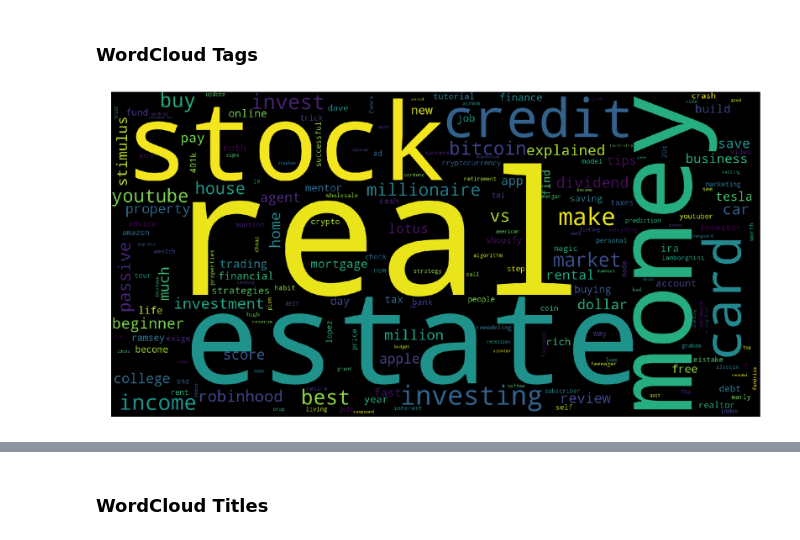
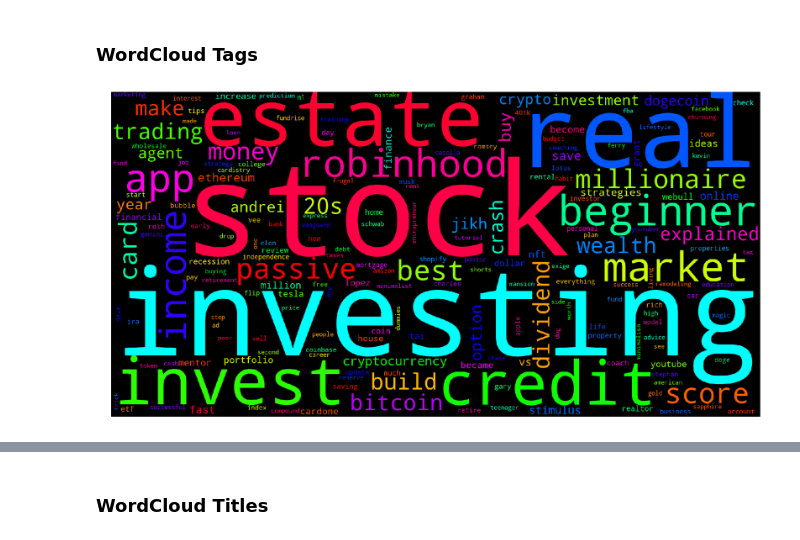
Before and after one commit to calbornozflores/spy-youtube, a Jupyter notebook: notebooks/05 - EDA Text Youtube Videos info.ipynb, the cells around one changed output, grey strips where cells are left out. Drawn from its saved outputs; the diff is of its cells as text; code cells hidden in the pictures.

```diff
--- a/notebooks/05 - EDA Text Youtube Videos info.ipynb
+++ b/notebooks/05 - EDA Text Youtube Videos info.ipynb
@@ -45,6 +51,7 @@ selected_vars = [
     "title",
     "description",
     "tags",
+    "channelTitle",
     "publishedAtDay",
     "publishedAtWeekday",
     "publishedAtHour"
@@ -64,8 +71,12 @@ videos_df.head()
-# %%
-tags_dict = set()
-for row in videos_df.tags.values:
-    tags_dict = tags_dict.union(set(row))
-tags_list = list(tags_dict)
+# %%
+tags_list_tmp = []
+tags_list = []
+for row in videos_df.tags.values:
+    tags_list_tmp = tags_list_tmp + row
+tags_list_tmp = [ph.split(" ") for ph in tags_list_tmp]
+for ll in tags_list_tmp:
+    tags_list = tags_list + ll
+tags_list = [wordclean(w) for w in tags_list]
 # %% [markdown]
 ## WordCloud
 # %%
@@ -75,14 +86,14 @@ stop_words = set(stopwords.words("english"))
 # %%
 tags_together = ",".join([w for w in tags_list if w not in stop_words])
 
 def plot_cloud(wordcloud):
     plt.figure(figsize=(30,20))
     plt.imshow(wordcloud)
     plt.axis("off");
 
 wordcloud = WordCloud(width = 2000, height = 1000, random_state = 0, background_color = "black",
-                     colormap = "viridis", collocations = False).generate(tags_together)
+                     colormap = "hsv", collocations = False).generate(tags_together)
 
 plot_cloud(wordcloud)
 # %% [output]
-[figure, old version]
+[figure, new version]
```
Also changed, not shown: parts of 18 cells of this notebook, 1 other file.
